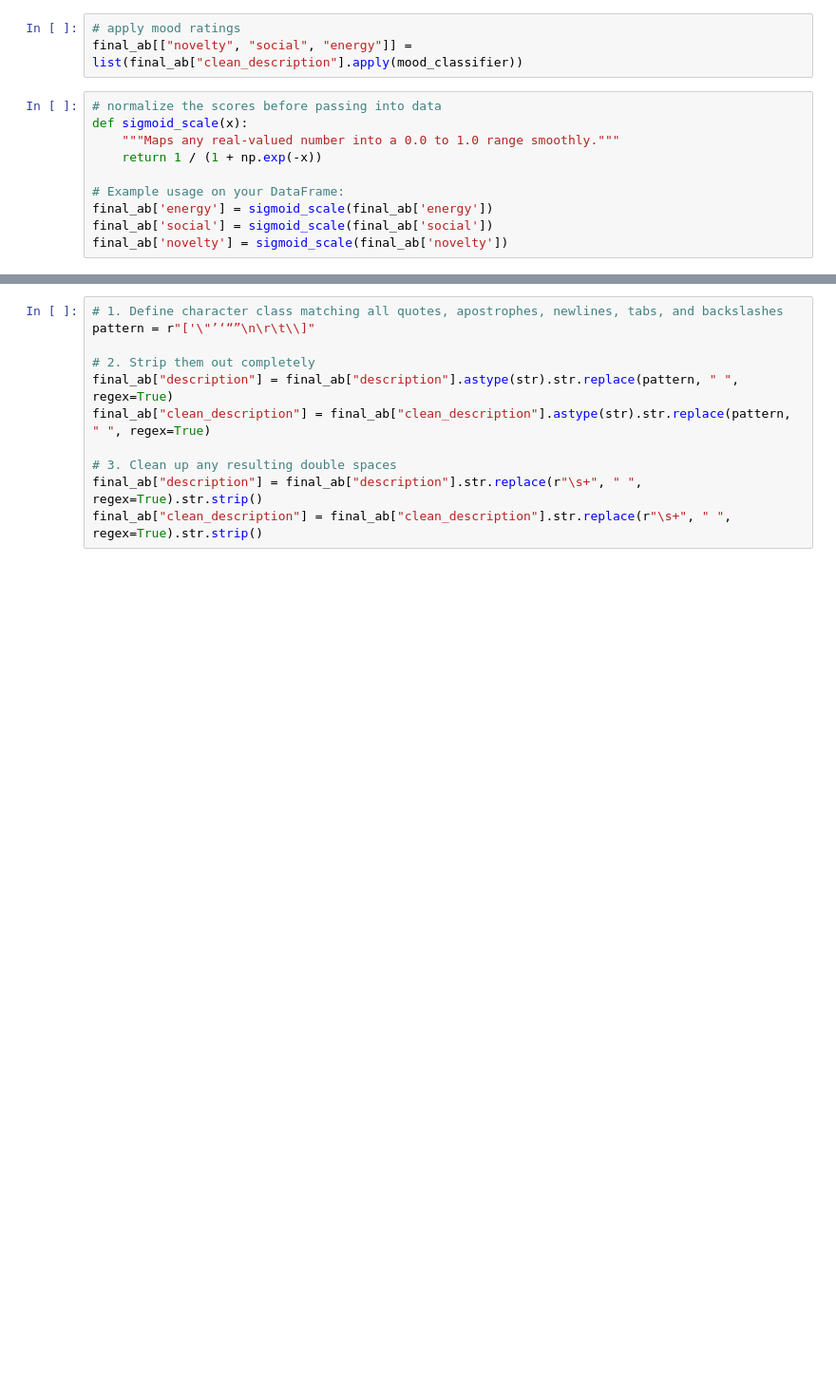
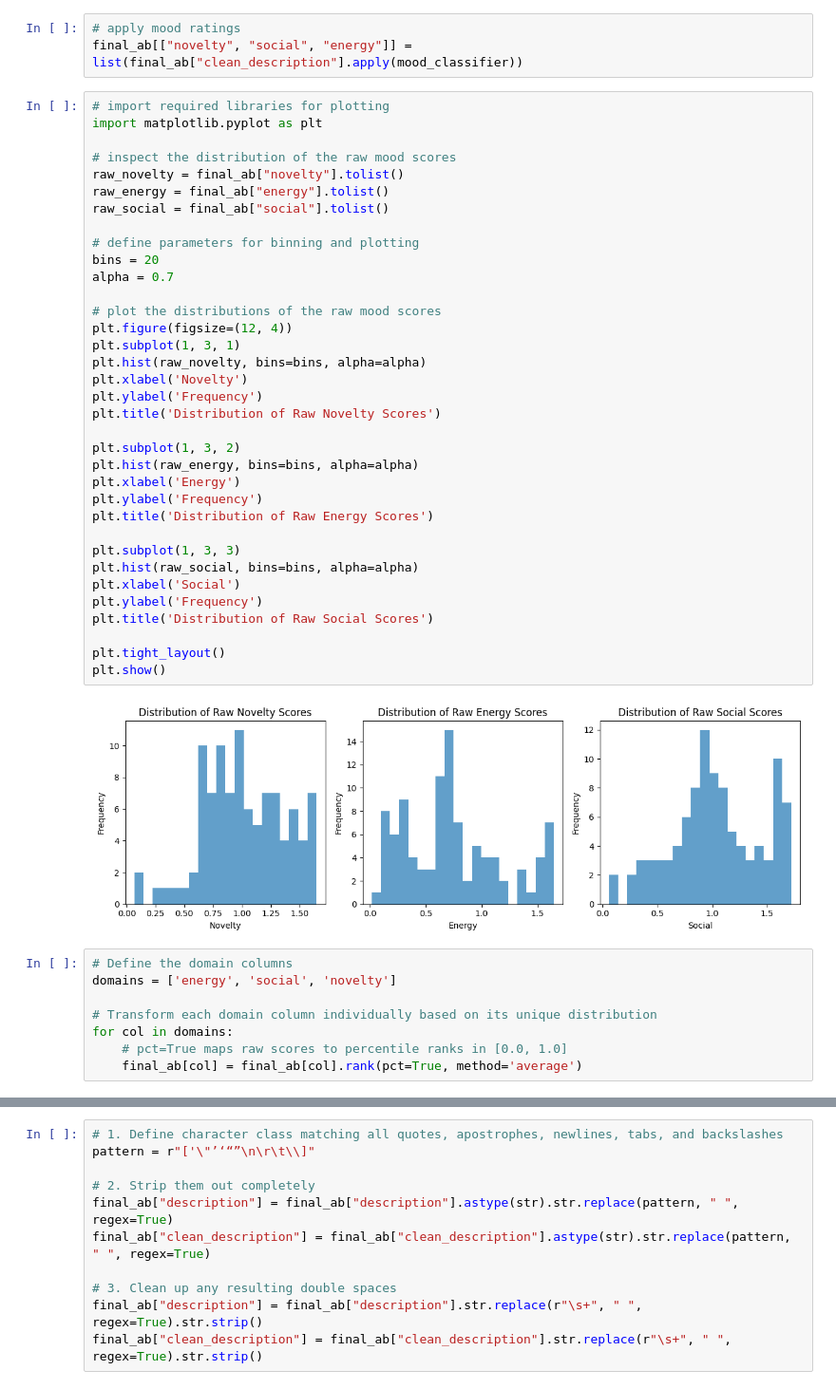
Before and after one commit to mathewsonb/vivida_app, a Jupyter notebook: dev/sandbox.ipynb, the cells around one changed output, grey strips where cells are left out. Shown at 95% size. Cells and saved outputs as stored; diff of their text form; blank space fills up the shorter version.

```diff
--- a/dev/sandbox.ipynb
+++ b/dev/sandbox.ipynb
@@ -1100,15 +1079,50 @@ This is an initial classification, and only one part, but the part that addresse
 # %%
 # apply mood ratings
 final_ab[["novelty", "social", "energy"]] = list(final_ab["clean_description"].apply(mood_classifier))
+# %%
+# import required libraries for plotting
+import matplotlib.pyplot as plt
+
+# inspect the distribution of the raw mood scores
+raw_novelty = final_ab["novelty"].tolist()
+raw_energy = final_ab["energy"].tolist()
+raw_social = final_ab["social"].tolist()
+
+# define parameters for binning and plotting
+bins = 20
+alpha = 0.7
+
+# plot the distributions of the raw mood scores
+plt.figure(figsize=(12, 4))
+plt.subplot(1, 3, 1)
+plt.hist(raw_novelty, bins=bins, alpha=alpha)
+plt.xlabel('Novelty')
+plt.ylabel('Frequency')
+plt.title('Distribution of Raw Novelty Scores')
+
+plt.subplot(1, 3, 2)
+plt.hist(raw_energy, bins=bins, alpha=alpha)
+plt.xlabel('Energy')
+plt.ylabel('Frequency')
+plt.title('Distribution of Raw Energy Scores')
+
+plt.subplot(1, 3, 3)
+plt.hist(raw_social, bins=bins, alpha=alpha)
+plt.xlabel('Social')
+plt.ylabel('Frequency')
+plt.title('Distribution of Raw Social Scores')
+
+plt.tight_layout()
+plt.show()
+# %% [output]
+[figure, added]
 # %%
-# normalize the scores before passing into data
-def sigmoid_scale(x):
-    """Maps any real-valued number into a 0.0 to 1.0 range smoothly."""
-    return 1 / (1 + np.exp(-x))
+# Define the domain columns
+domains = ['energy', 'social', 'novelty']
 
-# Example usage on your DataFrame:
-final_ab['energy'] = sigmoid_scale(final_ab['energy'])
-final_ab['social'] = sigmoid_scale(final_ab['social'])
-final_ab['novelty'] = sigmoid_scale(final_ab['novelty'])
+# Transform each domain column individually based on its unique distribution
+for col in domains:
+    # pct=True maps raw scores to percentile ranks in [0.0, 1.0]
+    final_ab[col] = final_ab[col].rank(pct=True, method='average')
 # %%
 display(sorted(set(final_ab.columns)))
```
Also changed, not shown: parts of 5 cells of this notebook, 10 other files.
